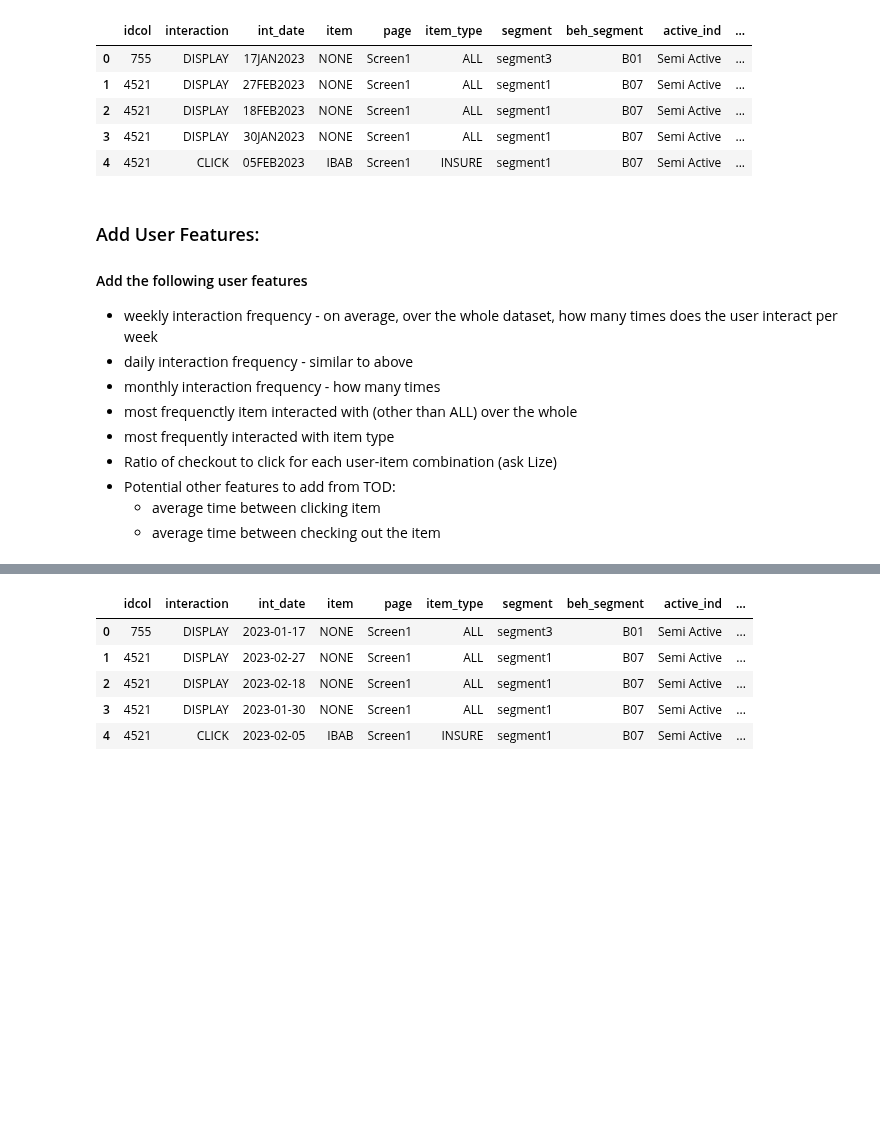
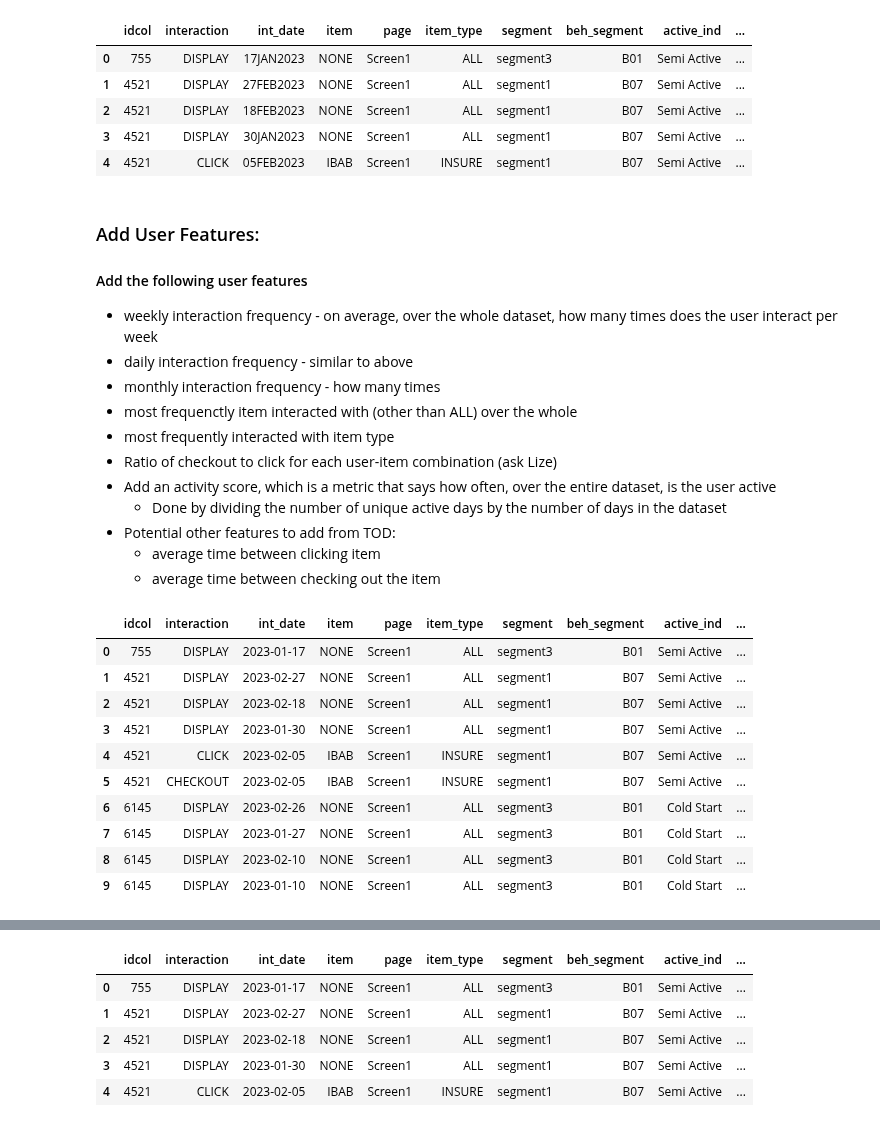
Before and after one commit to lizesteyn/FNBdataquest, a Jupyter notebook: LightFM_2.ipynb, the cells around one changed output, grey strips where cells are left out. Saved outputs shown, nothing was run; the diff lists cells and outputs as text; code cells hidden in the pictures; blank space fills up the shorter version.

```diff
--- a/LightFM_2.ipynb
+++ b/LightFM_2.ipynb
@@ -41,3 +39,23 @@ data.head(20)
 | 17 | 14454 | CHECKOUT | 08FEB2023 | CAFM | Screen2 | TRANSACT | segment2 | B01 | Active |
 | 18 | 15000 | CLICK | 31JAN2023 | CARF | Screen2 | LEND | segment3 | B01 | Cold Start |
 | 19 | 15000 | CHECKOUT | 31JAN2023 | CARF | Screen2 | LEND | segment3 | B01 | Cold Start |
+# %%
+# I remve a random Active user to test the cold start approach later:
+# Step 1: Filter users with active_ind equal to 'Active'
+active_users = data[data['active_ind'] == 'Active']
+
+# Check if there are any active users
+if not active_users.empty:
+    # Step 2: Randomly select one of these users
+    selected_user = active_users.sample(n=1)
+
+    # Get the user id of the selected user
+    selected_user_id = selected_user['idcol'].values[0]
+
+    # Step 3: Move all entries of this selected user to a new dataframe
+    selected_user_df = data[data['idcol'] == selected_user_id]
+
+    # Step 4: Remove this user's entries from the original dataframe
+    data = data[data['idcol'] != selected_user_id]
+
+selected_user_df.head(-1)
@@ -116,6 +147,8 @@ data.head()
 - most frequenctly item interacted with (other than ALL) over the whole
 - most frequently interacted with item type
 - Ratio of checkout to click for each user-item combination (ask Lize)
+- Add an activity score, which is a metric that says how often, over the entire dataset, is the user active
+    - Done by dividing the number of unique active days by the number of days in the dataset
 - Potential other features to add from TOD:
     - average time between clicking item
     - average time between checking out the item
@@ -124,3 +157,33 @@ original_data =  data.copy()
 
 target_idcol = 77196041
 index = int(original_data[original_data['idcol'] == target_idcol].index[0])
+# %%
+# Add user daily activity score:
+# On days that they are active, how many interactions do they make?
+# Convert int_date to datetime
+data['int_date'] = pd.to_datetime(data['int_date'], format='%d%b%Y')
+
+# Group by idcol to calculate total interactions and unique active days
+user_interactions = data.groupby('idcol').size().reset_index(name='total_interactions')
+active_days = data.groupby('idcol')['int_date'].nunique().reset_index(name='unique_active_days')
+
+# Merge the results to calculate daily_activity_score
+user_activity = pd.merge(user_interactions, active_days, on='idcol')
+user_activity['daily_activity_score'] = user_activity['total_interactions'] / user_activity['unique_active_days']
+
+# Merge the daily_activity_score back to the original DataFrame
+data = pd.merge(data, user_activity[['idcol', 'daily_activity_score']], on='idcol', how='left')
+
+data.head(10)
+# %% [output]
+|  | idcol | interaction | int_date | item | page | item_type | segment | beh_segment | active_ind | ... |
+| 0 | 755 | DISPLAY | 2023-01-17 | NONE | Screen1 | ALL | segment3 | B01 | Semi Active | ... |
+| 1 | 4521 | DISPLAY | 2023-02-27 | NONE | Screen1 | ALL | segment1 | B07 | Semi Active | ... |
+| 2 | 4521 | DISPLAY | 2023-02-18 | NONE | Screen1 | ALL | segment1 | B07 | Semi Active | ... |
+| 3 | 4521 | DISPLAY | 2023-01-30 | NONE | Screen1 | ALL | segment1 | B07 | Semi Active | ... |
+| 4 | 4521 | CLICK | 2023-02-05 | IBAB | Screen1 | INSURE | segment1 | B07 | Semi Active | ... |
+| 5 | 4521 | CHECKOUT | 2023-02-05 | IBAB | Screen1 | INSURE | segment1 | B07 | Semi Active | ... |
+| 6 | 6145 | DISPLAY | 2023-02-26 | NONE | Screen1 | ALL | segment3 | B01 | Cold Start | ... |
+| 7 | 6145 | DISPLAY | 2023-01-27 | NONE | Screen1 | ALL | segment3 | B01 | Cold Start | ... |
+| 8 | 6145 | DISPLAY | 2023-02-10 | NONE | Screen1 | ALL | segment3 | B01 | Cold Start | ... |
+| 9 | 6145 | DISPLAY | 2023-01-10 | NONE | Screen1 | ALL | segment3 | B01 | Cold Start | ... |
```
Also changed, not shown: parts of 22 cells of this notebook.
